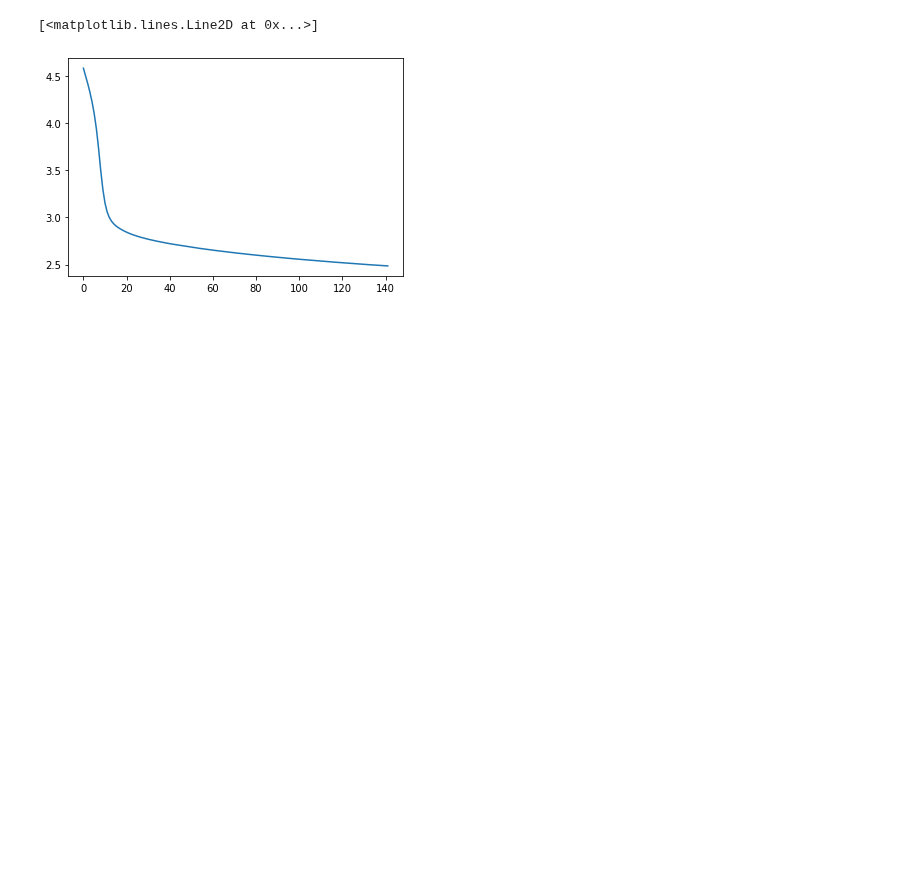
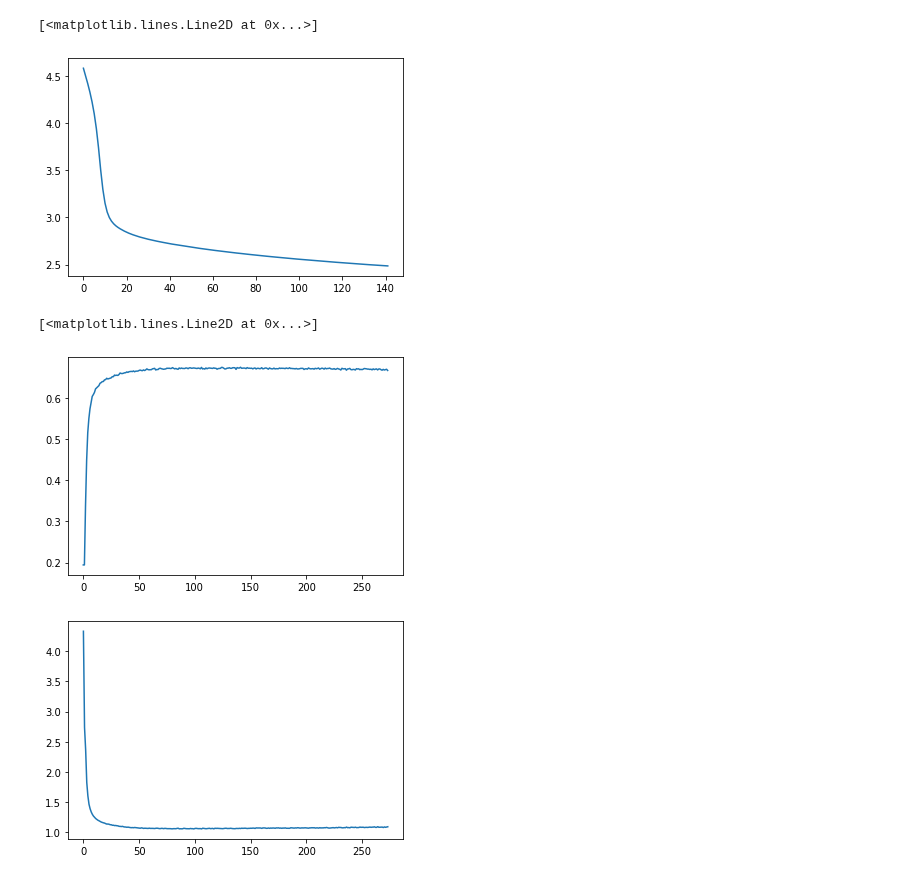
Before and after one commit to u1273400/rpynotes, a Jupyter notebook: ok-rnn/process_results.ipynb, the cells around one changed output. Drawn from its saved outputs; the diff is of its cells as text; code cells hidden in the pictures; blank space fills up the shorter version.

```diff
--- a/ok-rnn/process_results.ipynb
+++ b/ok-rnn/process_results.ipynb
@@ -313,0 +309,8 @@ math.exp(-26)
+# %%
+import json
+#with open('vloss_main.json','r') as f:
+with open('vloss.json','r') as f:
+    vloss=json.load(f)
+#print(vloss)
+plt.figure()
+plt.plot(vloss)
@@ -335,6 +340,20 @@ with open('vloss.csv', mode='w') as vlf:
 PATH = './cifar_net.pth'
 net = Net()
 net.load_state_dict(torch.load(PATH))
+# %%
+import json
+with open('vloss_main.json','r') as f:
+    vloss=json.load(f)
+#print(vloss)
+vloss=json.loads(vloss.replace("'",'"'))
+plt.figure()
+plt.plot(vloss['acc'])
+plt.figure()
+plt.plot(vloss['loss'])
+# %% [output]
+[<matplotlib.lines.Line2D at 0x...>]
+[figure, added]
+[figure, added]
 # %%
 import kenlm
 model = kenlm.Model('rpynotes/ok-rnn/txteval/val/text.arpa')
```
Also changed, not shown: parts of 2 cells of this notebook, 2 other files.
